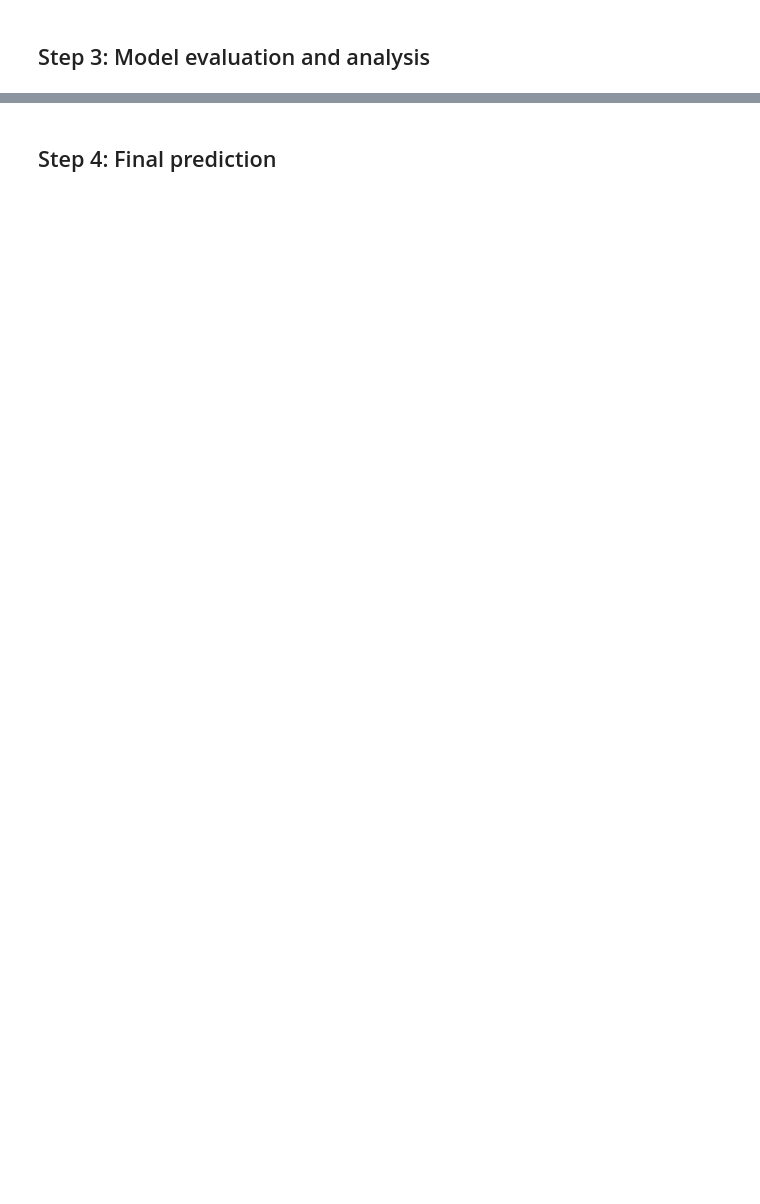
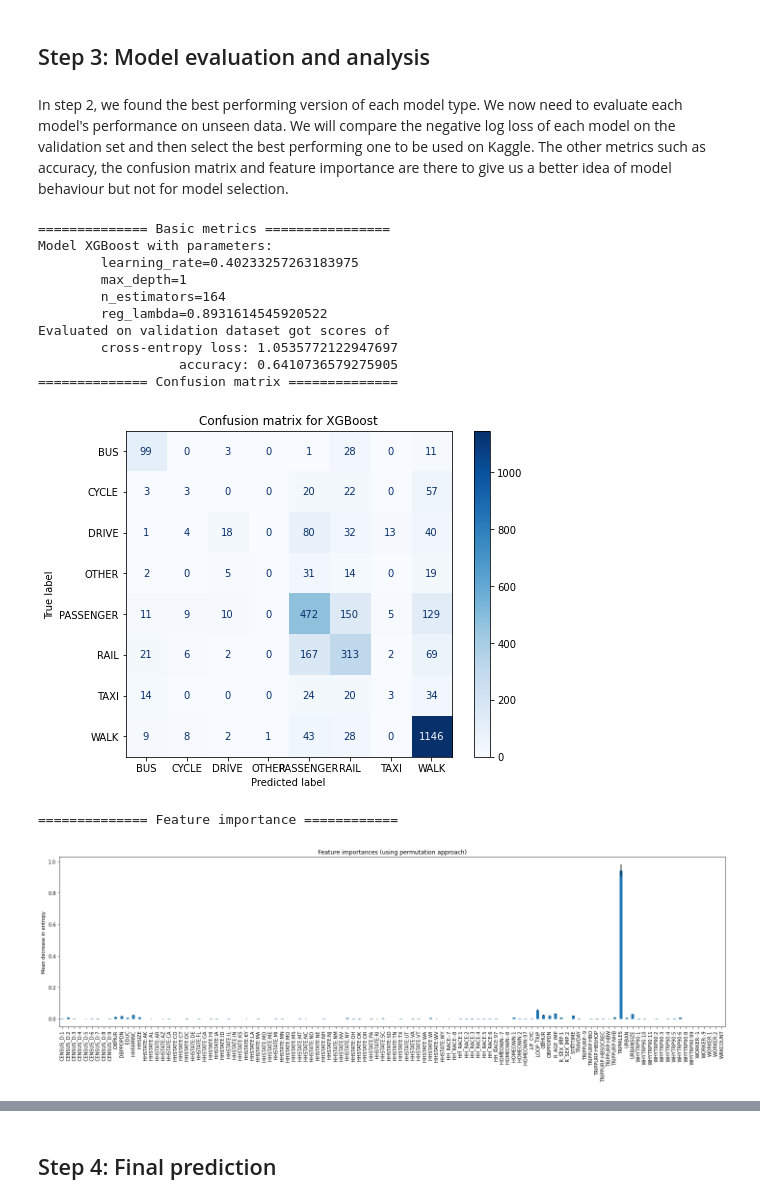
Before and after one commit to bataillard/DAMiT, a Jupyter notebook: ML Mode Choice/Model_NHTS_mode_choice.ipynb, the cells around one changed output, grey strips where cells are left out. Cells and saved outputs as stored; diff of their text form; code cells hidden in the pictures; blank space fills up the shorter version.

```diff
--- a/ML Mode Choice/Model_NHTS_mode_choice.ipynb
+++ b/ML Mode Choice/Model_NHTS_mode_choice.ipynb
@@ -336,7 +332,7 @@ logreg = LogisticRegression(solver='saga',
                             max_iter=500)
 
 logsearch = m_hyperparam_search("logreg_search", logreg, log_params, X=X_sc)
-logstdsearch = m_hyperparam_search("logreg_search_stdscale", logreg, log_params, X=X_std_sc)
+logstdsearch = m_hyperparam_search("logreg_search_stdscale", clone(logreg), log_params, X=X_std_sc)
 # %% [output]
 Fitting 5 folds for each of 10 candidates, totalling 50 fits
 [Parallel(n_jobs=-1)]: Using backend LokyBackend with 8 concurrent workers.
@@ -453,3 +413,28 @@ Using parameters:
         n_estimators=733
 # %% [markdown]
 ### K-Nearest Neighbours
+# %%
+from sklearn.neighbors import KNeighborsClassifier
+
+knn_params = {
+    "n_neighbors": randint(3, 50),
+    "weights": ["uniform", "distance"],
+    "p": randint(1, 5),
+}
+
+knn = KNeighborsClassifier()
+knnsearch = m_hyperparam_search("knn_search", knn, knn_params, X=X_sc)
+knnsearchstd = m_hyperparam_search("knn_search_std", clone(knn), knn_params, X_std_sc)
+# %%
+print(f"Found best parameters for KNeighborsClassifier with MinMaxScaling, mean CV score={knnsearch.best_score_}")
+print(f"Using parameters:")
+for param, value in knnsearch.best_params_.items():
+    print(f"\t{param}={value}")
+
+print(f"\nFound best parameters for KNeighborsClassifier with StandardScaling, mean CV score={knnsearchstd.best_score_}")
+print(f"Using parameters:")
+for param, value in knnsearchstd.best_params_.items():
+    print(f"\t{param}={value}")
+
+best_knn = memoize("best_knnreg", lambda: knnsearch.best_estimator_.fit(X_sc, y))()
+best_knn_std = memoize("best_knnstd", lambda: knnsearchstd.best_estimator_.fit(X_std_sc, y))()
@@ -458,13 +505,18 @@ Using parameters:
 # %% [markdown]
 ## Step 3: Model evaluation and analysis
+# %% [markdown]
+In step 2, we found the best performing version of each model type. We now need to evaluate each model's performance on unseen data. We will compare the negative log loss of each model on the validation set and then select the best performing one to be used on Kaggle. The other metrics such as accuracy, the confusion matrix and feature importance are there to give us a better idea of model behaviour but not for model selection.
 # %%
 from sklearn.inspection import permutation_importance
 from sklearn.metrics import log_loss, accuracy_score, confusion_matrix, plot_confusion_matrix
-from sklearn.base import clone
 
-def evaluate_model(name, model, searchcv, X_val=X_val, y_val=y_val):
+def evaluate_model(name, model, searchcv, X_val=X_val, X=X, y_val=y_val, y=y):
     """
     Takes an already fitted model and evaluates its performance on the validation dataset.
+    Prints the log-loss and accuracy of the model on `X_val`. Also prints the confusion matrix.
+    Copies the model and fits it again on `X`, then prints a graph of the importance of each feature
+    (using permutation importance)
+    in
     """
 
     classes = target_encoding.keys()
@@ -505,3 +557,19 @@ def evaluate_model(name, model, searchcv, X_val=X_val, y_val=y_val):
     ax.set_ylabel("Mean decrease in entropy")
     fig.tight_layout()
     plt.show()
+# %%
+evaluate_model("XGBoost", best_xgb, xgbsearch, X=X_xgb, X_val=X_val_xbg)
+# %% [output]
+============== Basic metrics ================
+Model XGBoost with parameters:
+        learning_rate=0.40233257263183975
+        max_depth=1
+        n_estimators=164
+        reg_lambda=0.8931614545920522
+Evaluated on validation dataset got scores of
+        cross-entropy loss: 1.0535772122947697
+                  accuracy: 0.6410736579275905
+============== Confusion matrix ==============
+[figure, added]
+============== Feature importance ============
+[figure, added]
```
Also changed, not shown: parts of 29 cells of this notebook, 24 other files.
